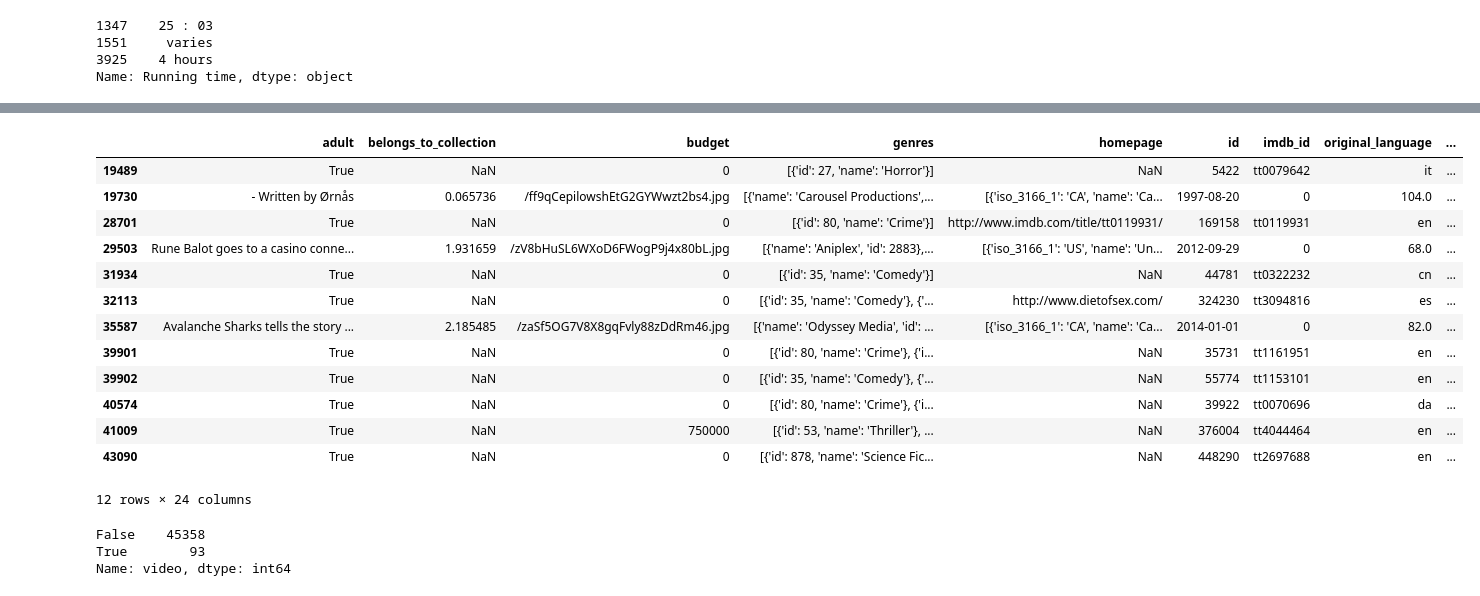
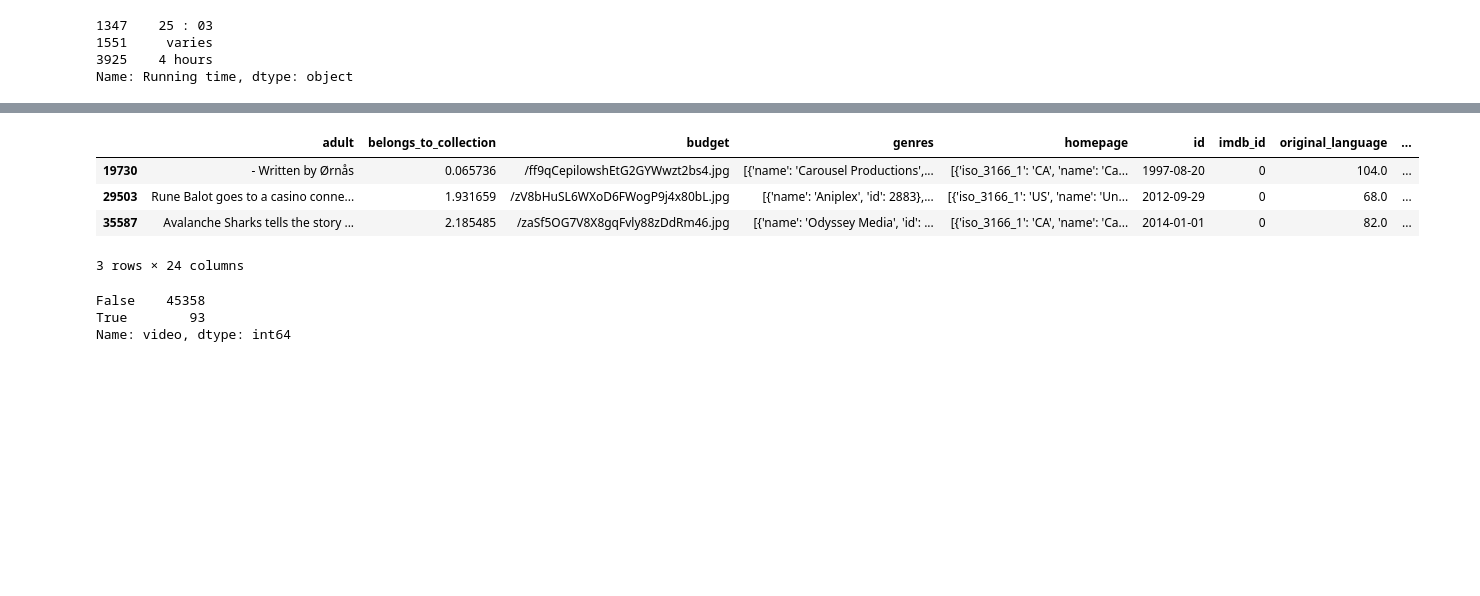
Before and after one commit to Eric0rtega/Movies-ETL, a Jupyter notebook: hackathon_data.ipynb, the cells around one changed output, grey strips where cells are left out. Drawn from its saved outputs; the diff is of its cells as text; code cells hidden in the pictures; blank space fills up the shorter version.

```diff
--- a/hackathon_data.ipynb
+++ b/hackathon_data.ipynb
@@ -723,21 +723,12 @@ True
 Name: adult, dtype: int64
 # %%
-kaggle_metadata[~kaggle_metadata['adult'].isin(['Ture', 'False'])]
+kaggle_metadata[~kaggle_metadata['adult'].isin(['True', 'False'])]
 # %% [output]
 |  | adult | belongs_to_collection | budget | genres | homepage | id | imdb_id | original_language | ... |
-| 19489 | True | NaN | 0 | [{'id': 27, 'name': 'Horror'}] | NaN | 5422 | tt0079642 | it | ... |
 | 19730 | - Written by Ørnås | 0.065736 | /ff9qCepilowshEtG2GYWwzt2bs4.jpg | [{'name': 'Carousel Productions',... | [{'iso_3166_1': 'CA', 'name': 'Ca... | 1997-08-20 | 0 | 104.0 | ... |
-| 28701 | True | NaN | 0 | [{'id': 80, 'name': 'Crime'}] | http://www.imdb.com/title/tt0119931/ | 169158 | tt0119931 | en | ... |
 | 29503 | Rune Balot goes to a casino conne... | 1.931659 | /zV8bHuSL6WXoD6FWogP9j4x80bL.jpg | [{'name': 'Aniplex', 'id': 2883},... | [{'iso_3166_1': 'US', 'name': 'Un... | 2012-09-29 | 0 | 68.0 | ... |
-| 31934 | True | NaN | 0 | [{'id': 35, 'name': 'Comedy'}] | NaN | 44781 | tt0322232 | cn | ... |
-| 32113 | True | NaN | 0 | [{'id': 35, 'name': 'Comedy'}, {'... | http://www.dietofsex.com/ | 324230 | tt3094816 | es | ... |
 | 35587 | Avalanche Sharks tells the story ... | 2.185485 | /zaSf5OG7V8X8gqFvly88zDdRm46.jpg | [{'name': 'Odyssey Media', 'id': ... | [{'iso_3166_1': 'CA', 'name': 'Ca... | 2014-01-01 | 0 | 82.0 | ... |
-| 39901 | True | NaN | 0 | [{'id': 80, 'name': 'Crime'}, {'i... | NaN | 35731 | tt1161951 | en | ... |
-| 39902 | True | NaN | 0 | [{'id': 35, 'name': 'Comedy'}, {'... | NaN | 55774 | tt1153101 | en | ... |
-| 40574 | True | NaN | 0 | [{'id': 80, 'name': 'Crime'}, {'i... | NaN | 39922 | tt0070696 | da | ... |
-| 41009 | True | NaN | 750000 | [{'id': 53, 'name': 'Thriller'}, ... | NaN | 376004 | tt4044464 | en | ... |
-| 43090 | True | NaN | 0 | [{'id': 878, 'name': 'Science Fic... | NaN | 448290 | tt2697688 | en | ... |
-12 rows × 24 columns
+3 rows × 24 columns
 # %%
 kaggle_metadata = kaggle_metadata[kaggle_metadata['adult'] == 'False'].drop('adult', axis='columns')
 # %%
```
Also changed, not shown: parts of 7 cells of this notebook, 3 other files.
